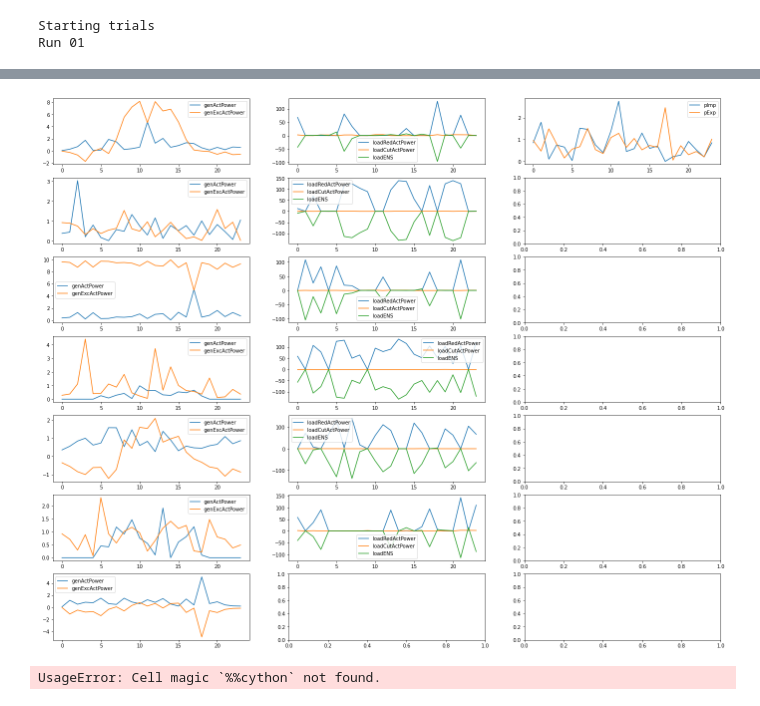
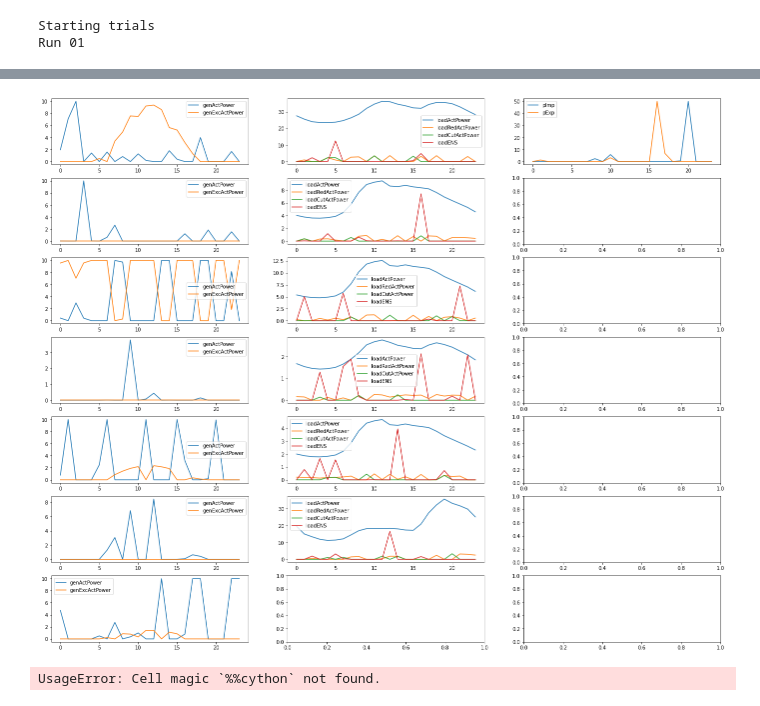
Before and after one commit to ECGomes/eso_project, a Jupyter notebook: hyde-df.ipynb, the cells around one changed output, grey strips where cells are left out. Saved outputs shown, nothing was run; the diff lists cells and outputs as text; code cells hidden in the pictures.

```diff
--- a/hyde-df.ipynb
+++ b/hyde-df.ipynb
@@ -166,10 +215,8 @@ def check_pop_loads(val, par, val_dictionary):
     # Bound the boolean variables
     pop['loadXo'] = (pop['loadXo'] > 0.5).astype(int)
 
-    l: cython.int
-
     # Go through the loads
-    pop['loadCutActPower'][:, :] = par['loadLimit'][:, :, 3] * pop['loadXo'][:, :]
+    pop['loadCutActPower'] = par['loadLimit'][:, :, 3] * pop['loadXo']
 
     temp_val = par['loadActPower'] - pop['loadRedActPower'] - pop['loadCutActPower']
     pop['loadENS'][pop['loadENS'] > temp_val] = temp_val[pop['loadENS'] > temp_val]
@@ -207,7 +254,7 @@ def check_pop_stor(val, par, val_dictionary):
     pop['storChActPower'][mask] = (par['storLimit'][:, :, 0] * pop['storChXo'])[mask]
 
     # Storage relax constraint
-    temp_val = [par['storInfo'][:, 6] * par['storInfo'][:, 5] - pop['EminRelaxStor'][:, t] for t in range(par['t'].shape[0])]
+    temp_val = [par['storInfo'][:, 6] * par['storInfo'][:, 5]/100 - pop['EminRelaxStor'][:, t] for t in range(par['t'].shape[0])]
     temp_val = np.array(temp_val).transpose()
     mask = pop['storEnerState'] < temp_val
     pop['storEnerState'][mask] = temp_val[mask]
@@ -1199,20 +1288,16 @@ minVals = {'genActPower': np.array(np.zeros((1, genActPower.ravel().shape[0]))),
            'v2gChXo': np.array(np.zeros((1, v2gChXo.ravel().shape[0])))}
 
 
-maxVals = {'genActPower': 200*np.array(np.ones((1, genActPower.ravel().shape[0]))),
-           'genExcActPower': 200*np.array(np.ones((1, genExcActPower.ravel().shape[0]))),
+maxVals = {'genActPower': 10*np.array(np.ones((1, genActPower.ravel().shape[0]))),
+           'genExcActPower': 10*np.array(np.ones((1, genExcActPower.ravel().shape[0]))),
            'pImp': pMaxImp.ravel(),
            'pExp': pMaxExp.ravel(),
-           #'loadRedActPower': 200*np.array(np.ones((1, loadRedActPower.ravel().shape[0]))),
-           #par['loadLimit'][l, t, 2]
            'loadRedActPower': loadLimit[:, :, 2].ravel(),
-           #'loadCutActPower': 200*np.array(np.ones((1, loadCutActPower.ravel().shape[0]))),
-           'loadCutActPower': loadLimit[:, :, 2].ravel(),
-           'loadENS': 200*np.array(np.ones((1, loadENS.ravel().shape[0]))),
-           'storDchActPower': 200*np.array(np.ones((1, storDchActPower.ravel().shape[0]))),
-           'storChActPower': 200*np.array(np.ones((1, storChActPower.ravel().shape[0]))),
+           'loadCutActPower': loadLimit[:, :, 3].ravel(),
+           'loadENS': 40*np.array(np.ones((1, loadENS.ravel().shape[0]))),
+           'storDchActPower': storLimit[:, :, 1].ravel(),
+           'storChActPower': storLimit[:, :, 0].ravel(),
            'EminRelaxStor': 200*np.array(np.ones((1, storEminRelaxStor.ravel().shape[0]))),
-           'storEnerState': np.array(np.ones((1, storEnerState.ravel().shape[0]))),
            'storEnerState': (storInfo[:, 5] * storEminRelaxStor.transpose()).transpose().ravel(),
            'v2gDchActPower': 200*np.array(np.ones((1, v2gDchActPower.ravel().shape[0]))),
            'v2gChActPower': 200*np.array(np.ones((1, v2gChActPower.ravel().shape[0]))),
@@ -1233,9 +1318,9 @@ encode(maxVals).shape
 # %%
 # Run the HyDE with the generator objective function
 
-N_RUNS = 3
+N_RUNS = 1
 
-deParams = DEParams(I_NP=5, I_itermax=int(1e5), F_CR=0.9, I_bnd_constr=1)
+deParams = DEParams(I_NP=5, I_itermax=int(5e4), F_CR=1, I_bnd_constr=1)
 otherParams = OtherParameters(objfun='eso_obj', lowerlimit=encode(minVals), upperlimit=encode(maxVals),
                               dim=encode(dict_var).shape[0],
                               var_dictionary=dict_var, param_dictionary=dict_par)
@@ -1284,31 +1367,32 @@ trial_results
 # %%
 fig, axs = plt.subplots(nrows=7, ncols=3, figsize=(24, 20))
 
-PLOT_SOLUTION = 1
+PLOT_SOLUTION = 0
 
 for i in np.arange(7):
     # Generators
     axs[i, 0].plot(decode(trial_results['Solution'][PLOT_SOLUTION], dict_var)['genActPower'][i])
     axs[i, 0].plot(decode(trial_results['Solution'][PLOT_SOLUTION], dict_var)['genExcActPower'][i])
     axs[i, 0].legend(['genActPower', 'genExcActPower'])
 
 for i in np.arange(6):
     # Loads
+    axs[i, 1].plot(loadLimit[:, :, 0][i, :])
     axs[i, 1].plot(decode(trial_results['Solution'][PLOT_SOLUTION], dict_var)['loadRedActPower'][i])
     axs[i, 1].plot(decode(trial_results['Solution'][PLOT_SOLUTION], dict_var)['loadCutActPower'][i])
     axs[i, 1].plot(decode(trial_results['Solution'][PLOT_SOLUTION], dict_var)['loadENS'][i])
-    axs[i, 1].legend(['loadRedActPower', 'loadCutActPower', 'loadENS'])
+    axs[i, 1].legend(['loadActPower', 'loadRedActPower', 'loadCutActPower', 'loadENS'])
 
 
 axs[0, 2].plot(decode(trial_results['Solution'][PLOT_SOLUTION], dict_var)['pImp'])
 axs[0, 2].plot(decode(trial_results['Solution'][PLOT_SOLUTION], dict_var)['pExp'])
 axs[0, 2].legend(['pImp', 'pExp'])
 
 #plt.plot(np.sum(decode(trial_results['Solution'][0], dict_var)['genActPower'], axis=0))
 
 plt.show()
 # %% [output]
-[figure, old version]
+[figure, new version]
 # %%
 # Imports and Exports
 
```
Also changed, not shown: parts of 7 cells of this notebook.
